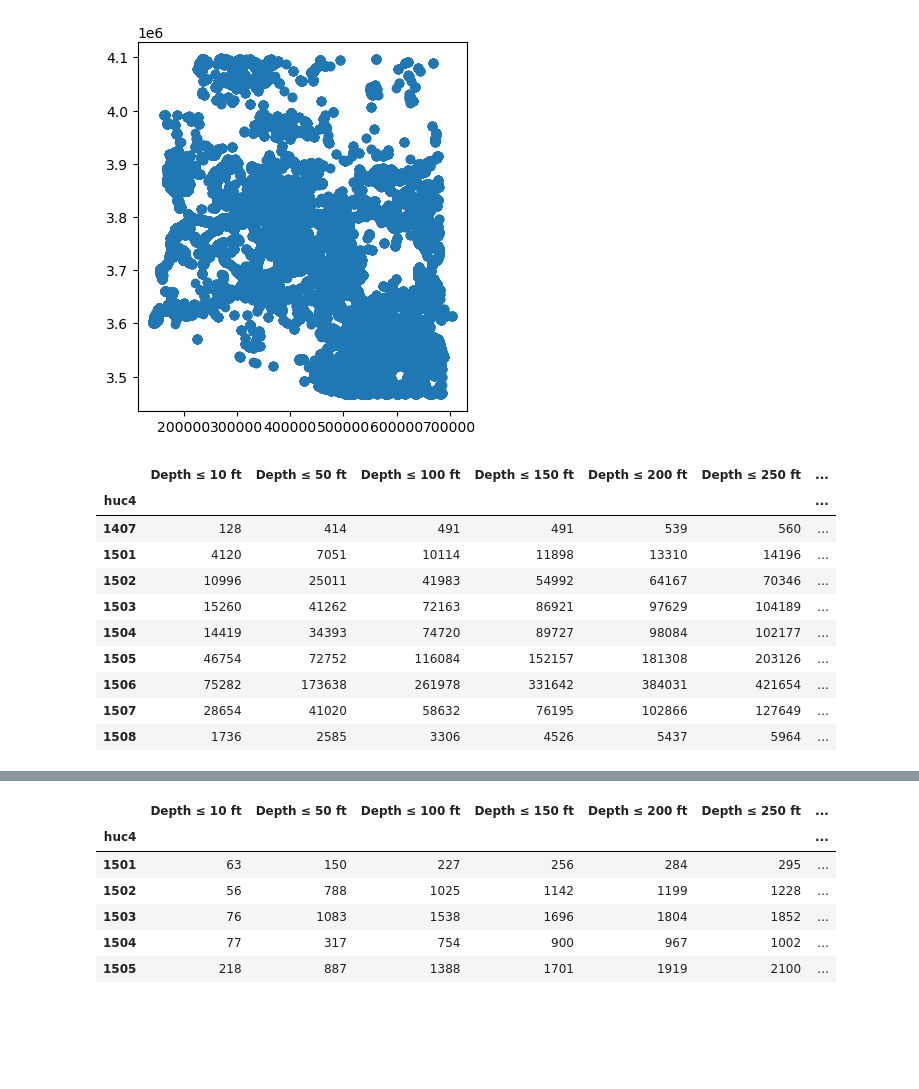
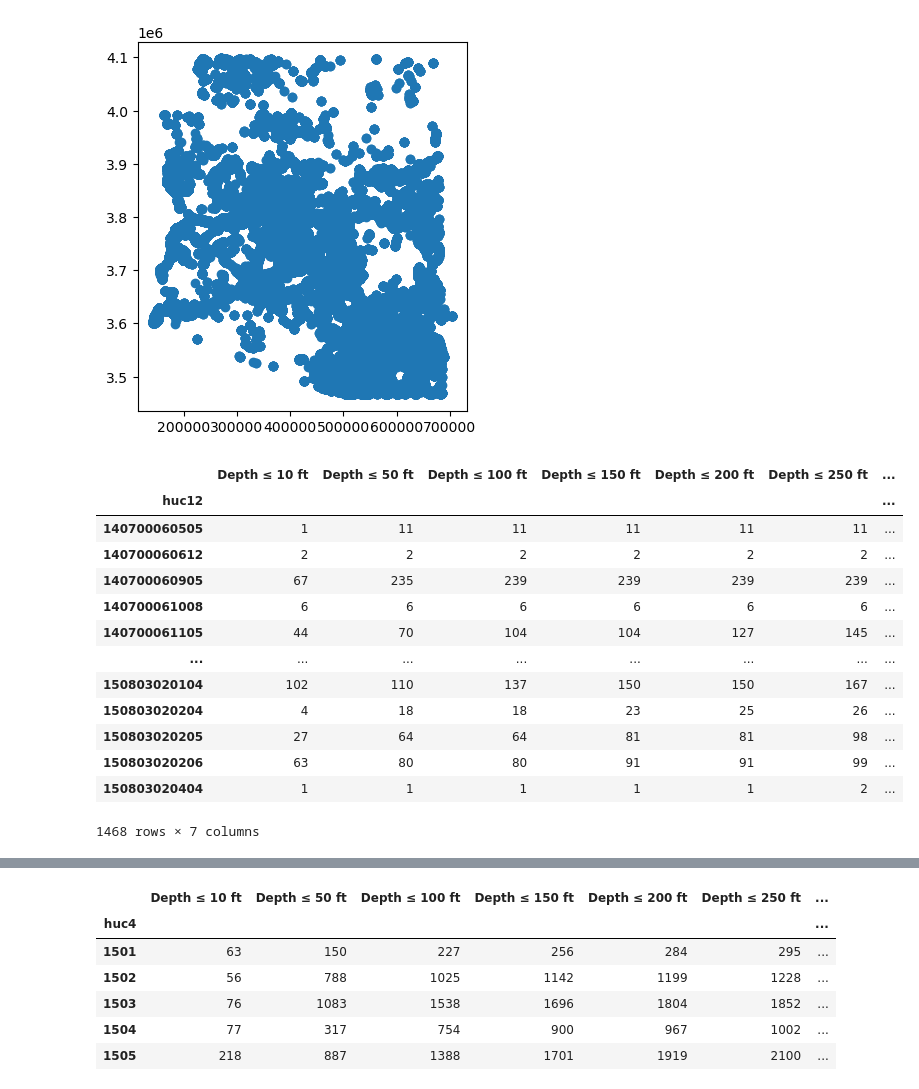
Before and after one commit to dtadych/Shallow_Groundwater_AZ, a Jupyter notebook: Code/FigureCreation/Spatial_Analysis.ipynb, the cells around one changed output, grey strips where cells are left out. Cells and saved outputs as stored; diff of their text form; code cells hidden in the pictures; blank space fills up the shorter version.

```diff
--- a/Code/FigureCreation/Spatial_Analysis.ipynb
+++ b/Code/FigureCreation/Spatial_Analysis.ipynb
@@ -152,7 +152,7 @@ annual_db2.head()
 
 # filename_shapeile = 'georeg_reproject_fixed.shp'
 # filename_shapeile = '/flowlines_order4plus.shp'
-filename_shapeile = '/huc4flowlines_order3plus.shp'
+filename_shapeile = '/huc12flowlines_order3plus.shp'
 # filepath = os.path.join(shapepath, filename_shapeile)
 filepath = os.path.join(outputpath+filename_shapeile)
 shapefile = gp.read_file(filepath)
@@ -192,9 +192,9 @@ Datum: North American Datum 1983
 # %%
 # Define some things about your file
 
-StudyArea = "HUC4s"
+StudyArea = "HUC12s"
 # Naming_col = "Name"
-Naming_col = "huc4"
+Naming_col = "huc12"
 water_designation = swdom
 # %% [markdown]
 Before I do anything, we need to buffer our stream network to capture wells.  This should take about a minute, mostly for plotting.
@@ -335,34 +334,37 @@ shallow_wells.plot()
 # %%
 depth_thresholds = [10, 50, 100, 150, 200, 250, 300]
 wells_df = static_geo.copy()
 summary_df = pd.DataFrame()
-grouping_column = 'huc4'
+grouping_column = Naming_col
 
 for threshold in depth_thresholds:
     summary_df[f"Depth ≤ {threshold} ft"] = (
         wells_df[
             (wells_df["WELL_DEPTH"] <= threshold)
             #   &
             # (wells_df["DTW_m"] < 10)
         ]
         .groupby(grouping_column)
         .size()
     )
 
 summary_df.fillna(0, inplace=True)  # Replace NaN with 0 for HUCs with no wells meeting criteria
 summary_df
 # %% [output]
 |  | Depth ≤ 10 ft | Depth ≤ 50 ft | Depth ≤ 100 ft | Depth ≤ 150 ft | Depth ≤ 200 ft | Depth ≤ 250 ft | ... |
-| huc4 |  |  |  |  |  |  | ... |
-| 1407 | 128 | 414 | 491 | 491 | 539 | 560 | ... |
-| 1501 | 4120 | 7051 | 10114 | 11898 | 13310 | 14196 | ... |
-| 1502 | 10996 | 25011 | 41983 | 54992 | 64167 | 70346 | ... |
-| 1503 | 15260 | 41262 | 72163 | 86921 | 97629 | 104189 | ... |
-| 1504 | 14419 | 34393 | 74720 | 89727 | 98084 | 102177 | ... |
-| 1505 | 46754 | 72752 | 116084 | 152157 | 181308 | 203126 | ... |
-| 1506 | 75282 | 173638 | 261978 | 331642 | 384031 | 421654 | ... |
-| 1507 | 28654 | 41020 | 58632 | 76195 | 102866 | 127649 | ... |
-| 1508 | 1736 | 2585 | 3306 | 4526 | 5437 | 5964 | ... |
+| huc12 |  |  |  |  |  |  | ... |
+| 140700060505 | 1 | 11 | 11 | 11 | 11 | 11 | ... |
+| 140700060612 | 2 | 2 | 2 | 2 | 2 | 2 | ... |
+| 140700060905 | 67 | 235 | 239 | 239 | 239 | 239 | ... |
+| 140700061008 | 6 | 6 | 6 | 6 | 6 | 6 | ... |
+| 140700061105 | 44 | 70 | 104 | 104 | 127 | 145 | ... |
+| ... | ... | ... | ... | ... | ... | ... | ... |
+| 150803020104 | 102 | 110 | 137 | 150 | 150 | 167 | ... |
+| 150803020204 | 4 | 18 | 18 | 23 | 25 | 26 | ... |
+| 150803020205 | 27 | 64 | 64 | 81 | 81 | 98 | ... |
+| 150803020206 | 63 | 80 | 80 | 91 | 91 | 99 | ... |
+| 150803020404 | 1 | 1 | 1 | 1 | 1 | 2 | ... |
+1468 rows × 7 columns
 # %%
 # Merging the Timeseries and the shapefile static database
 combo = annual_db2.merge(reg_list, how="inner")
```
Also changed, not shown: parts of 36 cells of this notebook, 4 other files.
